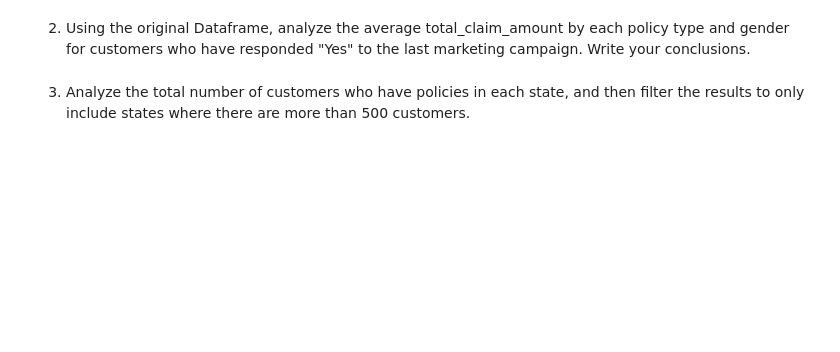
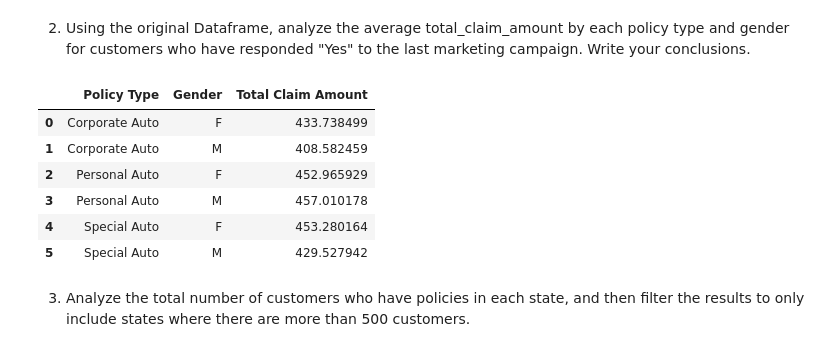
Before and after one commit to data-bootcamp-v4/lab-dw-data-aggregation-and-filtering, a Jupyter notebook: lab-dw-aggregating.ipynb, the cells around one changed output. Drawn from its saved outputs; the diff is of its cells as text; code cells hidden in the pictures; blank space fills up the shorter version.

```diff
--- a/lab-dw-aggregating.ipynb
+++ b/lab-dw-aggregating.ipynb
@@ -25,4 +43,18 @@ df.head()
 # %% [markdown]
 2. Using the original Dataframe, analyze the average total_claim_amount by each policy type and gender for customers who have responded "Yes" to the last marketing campaign. Write your conclusions.
+# %%
+responder = df[df['Response'] == 'Yes']
+
+result = responder.groupby(['Policy Type', 'Gender'])['Total Claim Amount'].mean().reset_index()
+
+result
+# %% [output]
+|  | Policy Type | Gender | Total Claim Amount |
+| 0 | Corporate Auto | F | 433.738499 |
+| 1 | Corporate Auto | M | 408.582459 |
+| 2 | Personal Auto | F | 452.965929 |
+| 3 | Personal Auto | M | 457.010178 |
+| 4 | Special Auto | F | 453.280164 |
+| 5 | Special Auto | M | 429.527942 |
 # %% [markdown]
 3. Analyze the total number of customers who have policies in each state, and then filter the results to only include states where there are more than 500 customers.
```
Also changed, not shown: parts of 4 cells of this notebook.
